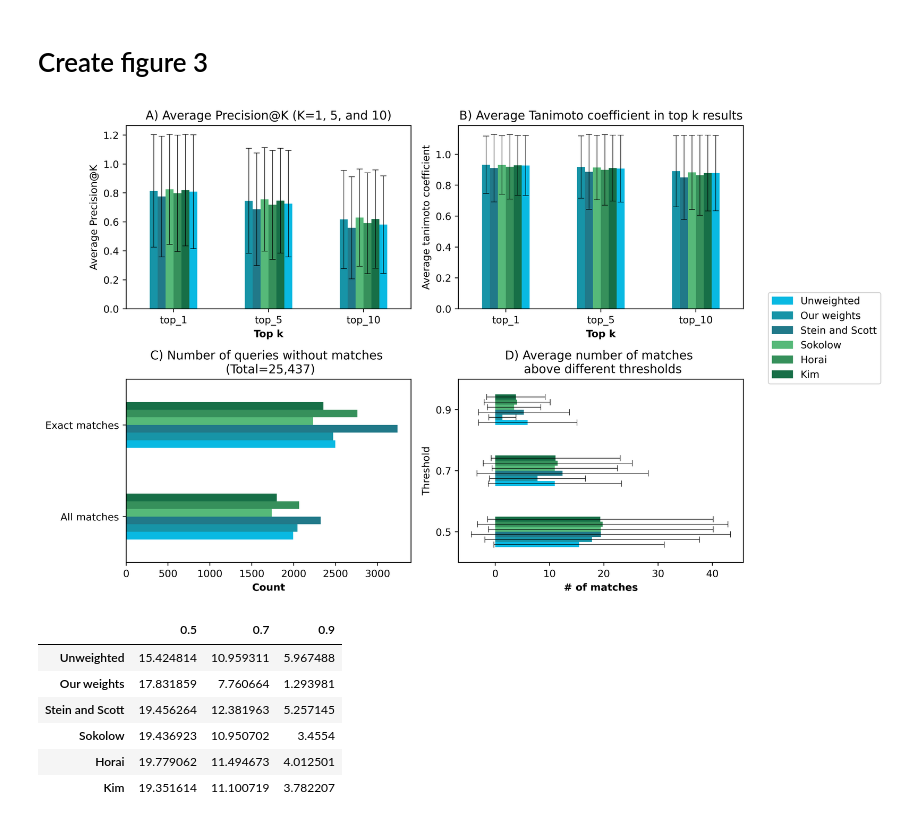
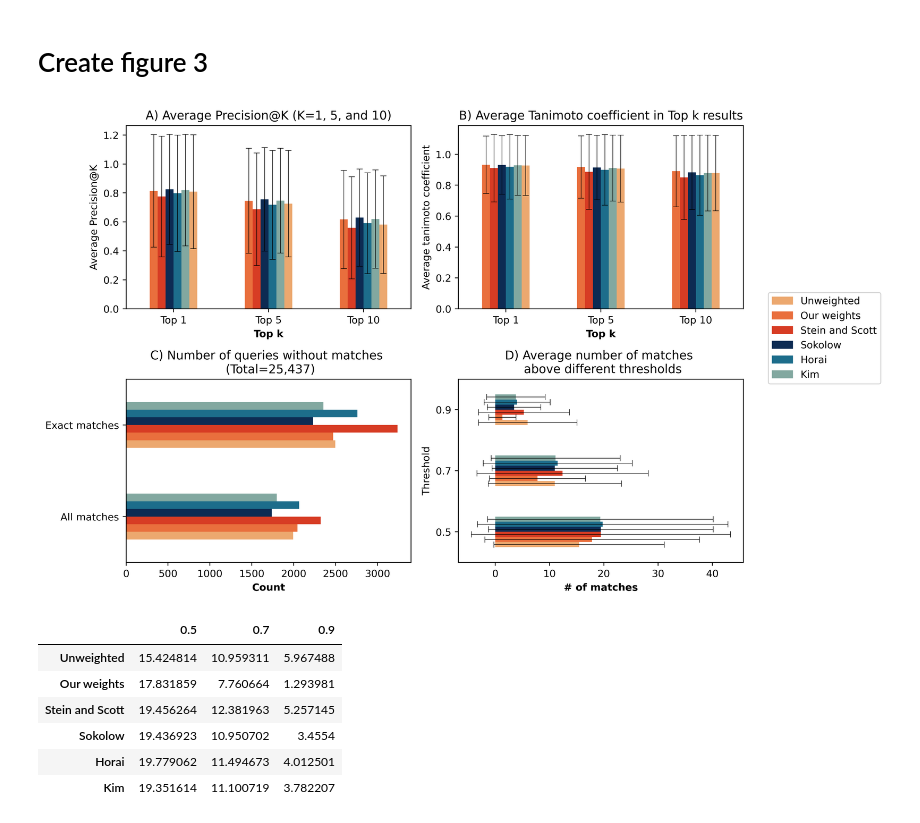
Before and after one commit to enveda/weighting-spectral-similarity, a Jupyter notebook: notebooks/2_library_search/3_results_benchmark.ipynb, the cells around one changed output. Cells and saved outputs as stored; diff of their text form; code cells hidden in the pictures.

```diff
--- a/notebooks/2_library_search/3_results_benchmark.ipynb
+++ b/notebooks/2_library_search/3_results_benchmark.ipynb
@@ -53,7 +53,7 @@ WEIGHTED_NAMES = [NAME_DICT[file] for file in WEIGHTED_FILES]
 # Get the NIST23 queries
 # queries = pd.read_csv(f'{QUERY_PATH}{UNWEIGHTED_FILE}_with_stats.csv', index_col=0)
 # weighted_queries = pd.read_csv(f'{QUERY_PATH}{WEIGHTED_FILE}_with_stats.csv', index_col=0)
-queries = pd.read_csv(f"{QUERY_DIR}{UNWEIGHTED_FILE}_with_stats.csv", index_col=0)
+queries = pd.read_csv(f"{QUERY_PATH}{UNWEIGHTED_FILE}_with_stats.csv", index_col=0)
 shared_queries = set(queries.wout_identifier)
 
 # Get the NIST23 weighted queries
@@ -61,7 +61,7 @@ weighted_queries = {}
 for name in tqdm(WEIGHTED_FILES):
     try:
         weighted_queries[NAME_DICT[name]] = pd.read_csv(
-            f"{QUERY_DIR}{name}_with_stats.csv", index_col=0
+            f"{QUERY_PATH}{name}_with_stats.csv", index_col=0
         )
     except:
         weighted_queries[NAME_DICT[name]] = pd.read_csv(
@@ -247,21 +247,23 @@ for threshold in thresholds:
         )
 # %%
 fig, axes = plt.subplots(nrows=2, ncols=2, figsize=(10, 7), dpi=400)
-# color_dict = {'Unweighted': '#eca86f',
-#                 'Our weights': '#e96f3d',
-#                 'Stein and Scott': '#d73c24',
-#                 'Sokolow': '#0d2b53',
-#                 'Horai': '#1d6d8b',
-#                 'Kim': '#82a8a0'}
+color_dict = {
+    "Unweighted": "#eca86f",
+    "Our weights": "#e96f3d",
+    "Stein and Scott": "#d73c24",
+    "Sokolow": "#0d2b53",
+    "Horai": "#1d6d8b",
+    "Kim": "#82a8a0",
+}
 
-color_dict = {
-    "Unweighted": (0.035, 0.725, 0.886),  # Light Blue-Green
-    "Our weights": (0.090, 0.580, 0.655),  # Medium Blue-Green
-    "Stein and Scott": (0.129, 0.474, 0.537),  # Dark Blue-Green
-    "Sokolow": (0.337, 0.725, 0.474),  # Light Green-Blue
-    "Horai": (0.212, 0.565, 0.357),  # Medium Green-Blue
-    "Kim": (0.090, 0.435, 0.278),  # Dark Green-Blue
-}
+# color_dict = {
+#     "Unweighted": (0.035, 0.725, 0.886),  # Light Blue-Green
+#     "Our weights": (0.090, 0.580, 0.655),  # Medium Blue-Green
+#     "Stein and Scott": (0.129, 0.474, 0.537),  # Dark Blue-Green
+#     "Sokolow": (0.337, 0.725, 0.474),  # Light Green-Blue
+#     "Horai": (0.212, 0.565, 0.357),  # Medium Green-Blue
+#     "Kim": (0.090, 0.435, 0.278),  # Dark Green-Blue
+# }
 
 
 # Define handles
@@ -284,6 +286,9 @@ axes[0, 0].set_title("A) Average Precision@K (K=1, 5, and 10)")
 axes[0, 0].set_ylabel("Average Precision@K")
 axes[0, 0].set_xlabel("Top k", weight="bold")
 
+# Set ticks
+axes[0, 0].set_xticklabels(["Top 1", "Top 5", "Top 10"])
+
 num_matches[
     ["num_queries_without_matches", "num_queries_without_exact_matches"]
 ].T.plot.barh(color=color_dict, ax=axes[1, 0], legend=False)
@@ -296,35 +301,36 @@ average_tanimoto_top_n.plot.bar(
     rot=0,
     color=color_dict,
     ax=axes[0, 1],
     legend=False,
     yerr=sd_tanimoto_top_n,
     capsize=4,
     ecolor="black",
     error_kw=dict(lw=0.5, capsize=3, capthick=0.5),
 )
-axes[0, 1].set_title("B) Average Tanimoto coefficient in top k results")
+axes[0, 1].set_title("B) Average Tanimoto coefficient in Top k results")
 axes[0, 1].set_ylabel("Average tanimoto coefficient")
 axes[0, 1].set_xlabel("Top k", weight="bold")
+axes[0, 1].set_xticklabels(["Top 1", "Top 5", "Top 10"])
 
 threshold_df.T.plot.barh(
     color=color_dict,
     ax=axes[1, 1],
     legend=False,
     xerr=threshold_sd_df.T,
     capsize=4,
     ecolor="black",
     error_kw=dict(lw=0.5, capsize=3, capthick=0.5),
 )
 axes[1, 1].set_title("D) Average number of matches \n above different thresholds")
 axes[1, 1].set_ylabel("Threshold")
 axes[1, 1].set_xlabel("# of matches", weight="bold")
 
 plt.tight_layout()
 plt.legend(handles=[x for x in handles], bbox_to_anchor=(1.5, 1.5))
 plt.savefig("../../data/figure_3.png", dpi=400)
 plt.show()
 # %% [output]
-[figure, old version]
+[figure, new version]
 # %%
 threshold_df
 # %% [output]
```
